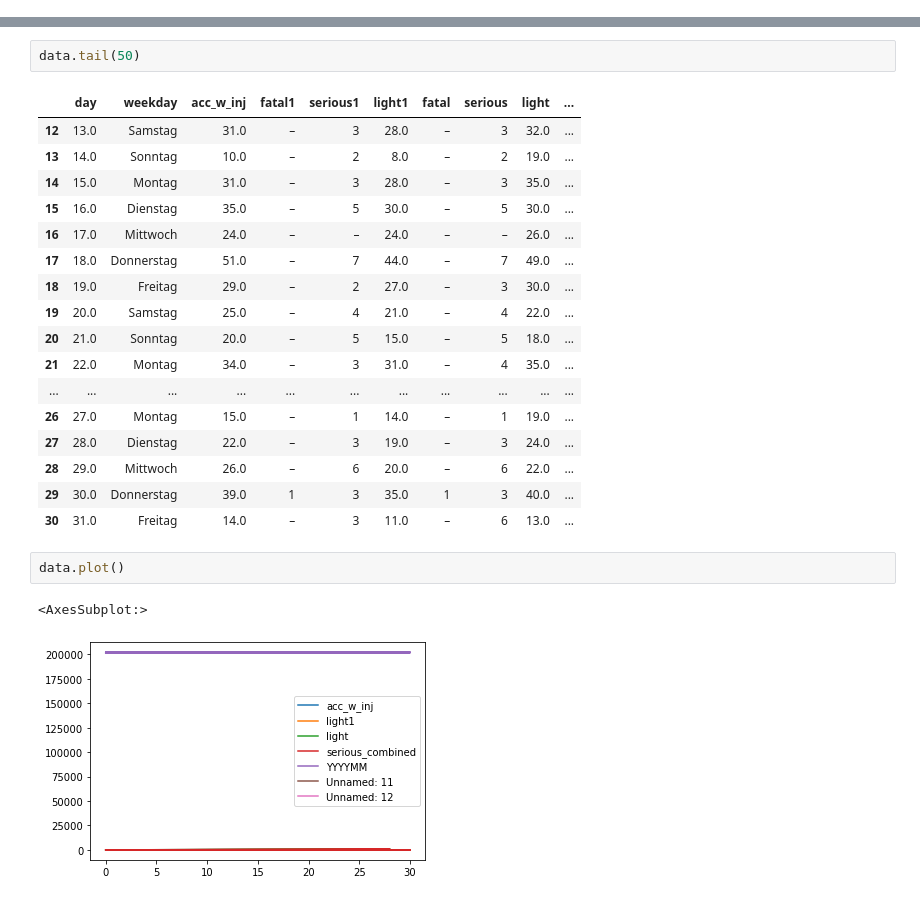
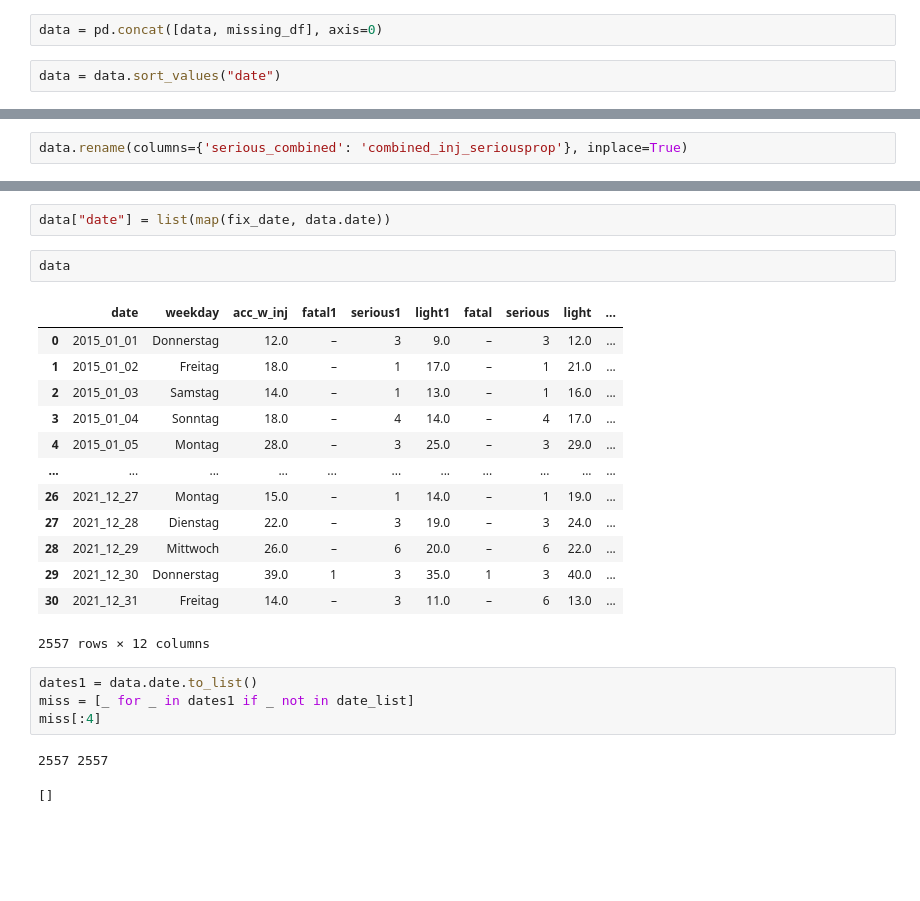
Before and after one commit to SEberwein/Berlin_traffic_accidents_2018-2020, a Jupyter notebook: extract_xlsx_data.ipynb, the cells around one changed output, grey strips where cells are left out. Drawn from its saved outputs; the diff is of its cells as text; blank space fills up the shorter version.

```diff
--- a/extract_xlsx_data.ipynb
+++ b/extract_xlsx_data.ipynb
@@ -83,3 +171,7 @@ Check: ./xlsx_files/SB_H01-01-00_2018m08_BE.xlsx
+# %%
+data = pd.concat([data, missing_df], axis=0)
+# %%
+data = data.sort_values("date")
 # %%
 data.reset_index(drop=True)
 # %% [output]
@@ -98,0 +191,2 @@ data.reset_index(drop=True)
+# %%
+data.rename(columns={'serious_combined': 'combined_inj_seriousprop'}, inplace=True)
@@ -99,25 +225,25 @@ data.reset_index(drop=True)
+# %%
+data["date"] = list(map(fix_date, data.date))
 # %%
-data.tail(50)
+data
 # %% [output]
-|  | day | weekday | acc_w_inj | fatal1 | serious1 | light1 | fatal | serious | light | ... |
-| 12 | 13.0 | Samstag | 31.0 | – | 3 | 28.0 | – | 3 | 32.0 | ... |
-| 13 | 14.0 | Sonntag | 10.0 | – | 2 | 8.0 | – | 2 | 19.0 | ... |
-| 14 | 15.0 | Montag | 31.0 | – | 3 | 28.0 | – | 3 | 35.0 | ... |
-| 15 | 16.0 | Dienstag | 35.0 | – | 5 | 30.0 | – | 5 | 30.0 | ... |
-| 16 | 17.0 | Mittwoch | 24.0 | – | – | 24.0 | – | – | 26.0 | ... |
-| 17 | 18.0 | Donnerstag | 51.0 | – | 7 | 44.0 | – | 7 | 49.0 | ... |
-| 18 | 19.0 | Freitag | 29.0 | – | 2 | 27.0 | – | 3 | 30.0 | ... |
-| 19 | 20.0 | Samstag | 25.0 | – | 4 | 21.0 | – | 4 | 22.0 | ... |
-| 20 | 21.0 | Sonntag | 20.0 | – | 5 | 15.0 | – | 5 | 18.0 | ... |
-| 21 | 22.0 | Montag | 34.0 | – | 3 | 31.0 | – | 4 | 35.0 | ... |
+|  | date | weekday | acc_w_inj | fatal1 | serious1 | light1 | fatal | serious | light | ... |
+| 0 | 2015_01_01 | Donnerstag | 12.0 | – | 3 | 9.0 | – | 3 | 12.0 | ... |
+| 1 | 2015_01_02 | Freitag | 18.0 | – | 1 | 17.0 | – | 1 | 21.0 | ... |
+| 2 | 2015_01_03 | Samstag | 14.0 | – | 1 | 13.0 | – | 1 | 16.0 | ... |
+| 3 | 2015_01_04 | Sonntag | 18.0 | – | 4 | 14.0 | – | 4 | 17.0 | ... |
+| 4 | 2015_01_05 | Montag | 28.0 | – | 3 | 25.0 | – | 3 | 29.0 | ... |
 | ... | ... | ... | ... | ... | ... | ... | ... | ... | ... | ... |
-| 26 | 27.0 | Montag | 15.0 | – | 1 | 14.0 | – | 1 | 19.0 | ... |
-| 27 | 28.0 | Dienstag | 22.0 | – | 3 | 19.0 | – | 3 | 24.0 | ... |
-| 28 | 29.0 | Mittwoch | 26.0 | – | 6 | 20.0 | – | 6 | 22.0 | ... |
-| 29 | 30.0 | Donnerstag | 39.0 | 1 | 3 | 35.0 | 1 | 3 | 40.0 | ... |
-| 30 | 31.0 | Freitag | 14.0 | – | 3 | 11.0 | – | 6 | 13.0 | ... |
+| 26 | 2021_12_27 | Montag | 15.0 | – | 1 | 14.0 | – | 1 | 19.0 | ... |
+| 27 | 2021_12_28 | Dienstag | 22.0 | – | 3 | 19.0 | – | 3 | 24.0 | ... |
+| 28 | 2021_12_29 | Mittwoch | 26.0 | – | 6 | 20.0 | – | 6 | 22.0 | ... |
+| 29 | 2021_12_30 | Donnerstag | 39.0 | 1 | 3 | 35.0 | 1 | 3 | 40.0 | ... |
+| 30 | 2021_12_31 | Freitag | 14.0 | – | 3 | 11.0 | – | 6 | 13.0 | ... |
+2557 rows × 12 columns
-# %%
-data.plot()
-# %% [output]
-<AxesSubplot:>
-[figure, removed]
+# %%
+dates1 = data.date.to_list()
+miss = [_ for _ in dates1 if _ not in date_list]
+miss[:4]
+# %% [output]
+2557 2557
+[]
```
Also changed, not shown: parts of 46 cells of this notebook, 1 other file.
